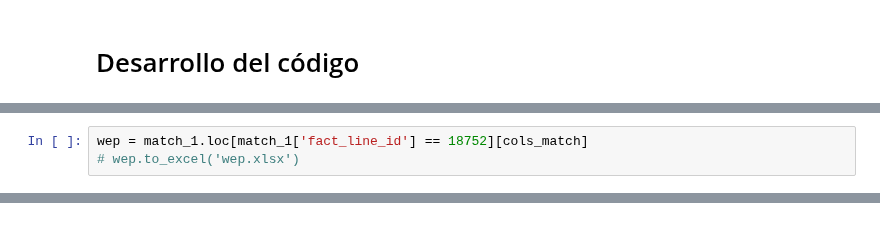
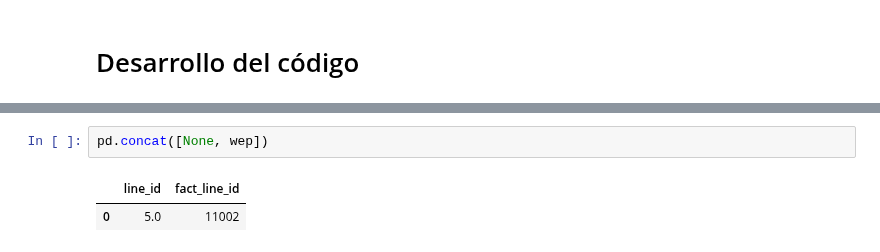
Before and after one commit to ecostichp/odoo_comisiones, a Jupyter notebook: comisiones/algoritmos/algoritmo_costo_de_venta_mes_func.ipynb, the cells around one changed output, grey strips where cells are left out. Cells and saved outputs as stored; diff of their text form.

```diff
--- a/comisiones/algoritmos/algoritmo_costo_de_venta_mes_func.ipynb
+++ b/comisiones/algoritmos/algoritmo_costo_de_venta_mes_func.ipynb
@@ -398,3 +411,0 @@ ids_fact_line_repetidas
-# %%
-wep = match_1.loc[match_1['fact_line_id'] == 18752][cols_match]
-# wep.to_excel('wep.xlsx')
@@ -400,0 +528,5 @@ wep = match_1.loc[match_1['fact_line_id'] == 18752][cols_match]
+# %%
+pd.concat([None, wep])
+# %% [output]
+|  | line_id | fact_line_id |
+| 0 | 5.0 | 11002 |
```
Also changed, not shown: parts of 17 cells of this notebook, 3 other files.
